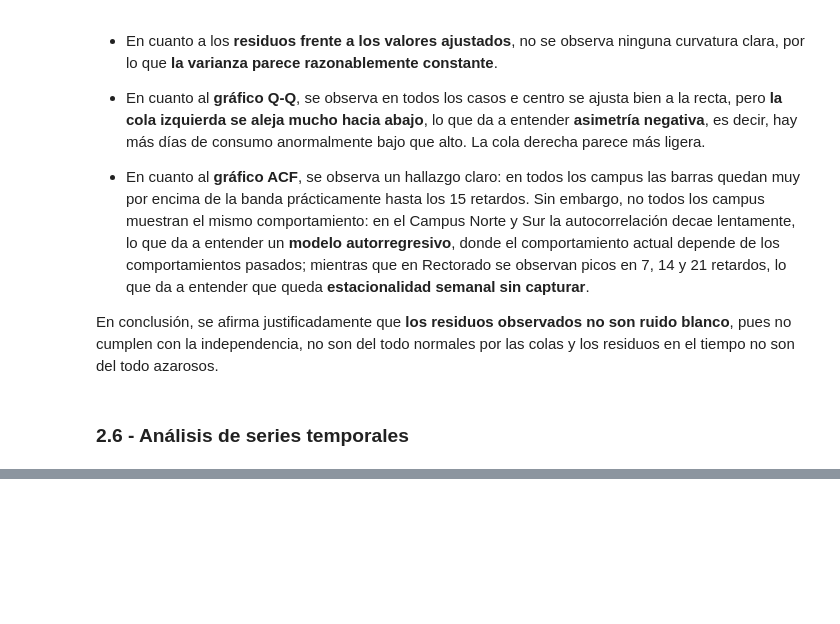
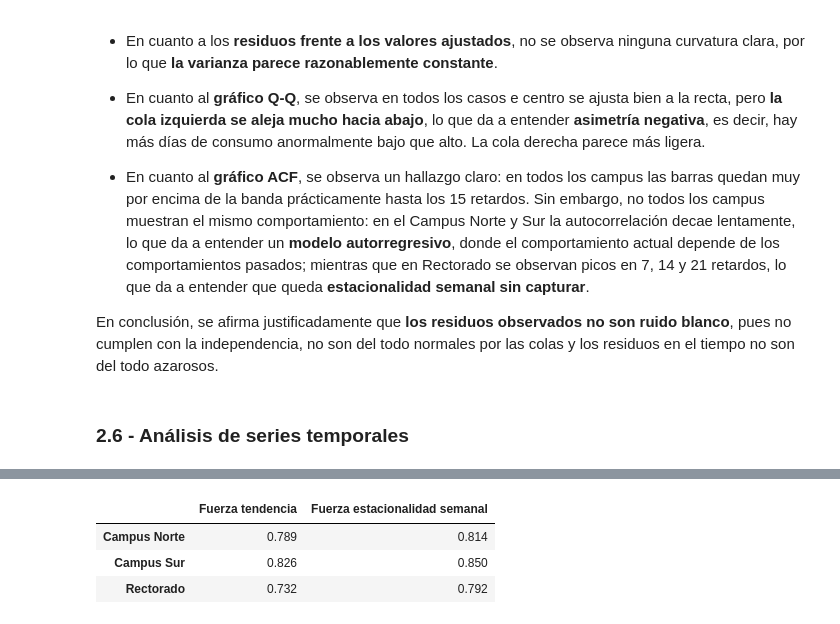
Before and after one commit to Martin-Kugler/network-attacks-and-energetic-efficiency-mcp, a Jupyter notebook: consumo_campus.ipynb, the cells around one changed output, grey strips where cells are left out. Cells and saved outputs as stored; diff of their text form; code cells hidden in the pictures; blank space fills up the shorter version.

```diff
--- a/consumo_campus.ipynb
+++ b/consumo_campus.ipynb
@@ -1036,0 +1096,26 @@ En conclusión, se afirma justificadamente que **los residuos observados no son
+# %%
+def fuerza_componentes(descomposicion):
+    """
+    Fuerza de tendencia y estacionalidad.
+    """
+    # 1) Se descartan los extremos donde no hay tendencia
+    d = descomposicion.dropna()
+
+    # 2) Fuerza de tendencia
+    fuerza_tendencia = max(0, 1 - d["residuo"].var() / (d["tendencia"] + d["residuo"]).var())
+
+    # 3) Fuerza de estacionalidad
+    fuerza_estacional = max(0, 1 - d["residuo"].var() / (d["estacional"] + d["residuo"]).var())
+
+    return fuerza_tendencia, fuerza_estacional
+
+for campus in consumo_agregado.columns:
+    desc = descomposicion(consumo_agregado_train[campus], periodo=7)
+    resumen_fuerza[campus] = dict(zip(["Fuerza tendencia", "Fuerza estacionalidad semanal"], fuerza_componentes(desc)))
+
+pd.DataFrame(resumen_fuerza).T.round(3)
+# %% [output]
+|  | Fuerza tendencia | Fuerza estacionalidad semanal |
+| Campus Norte | 0.789 | 0.814 |
+| Campus Sur | 0.826 | 0.850 |
+| Rectorado | 0.732 | 0.792 |
```
Also changed, not shown: parts of 11 cells of this notebook.
